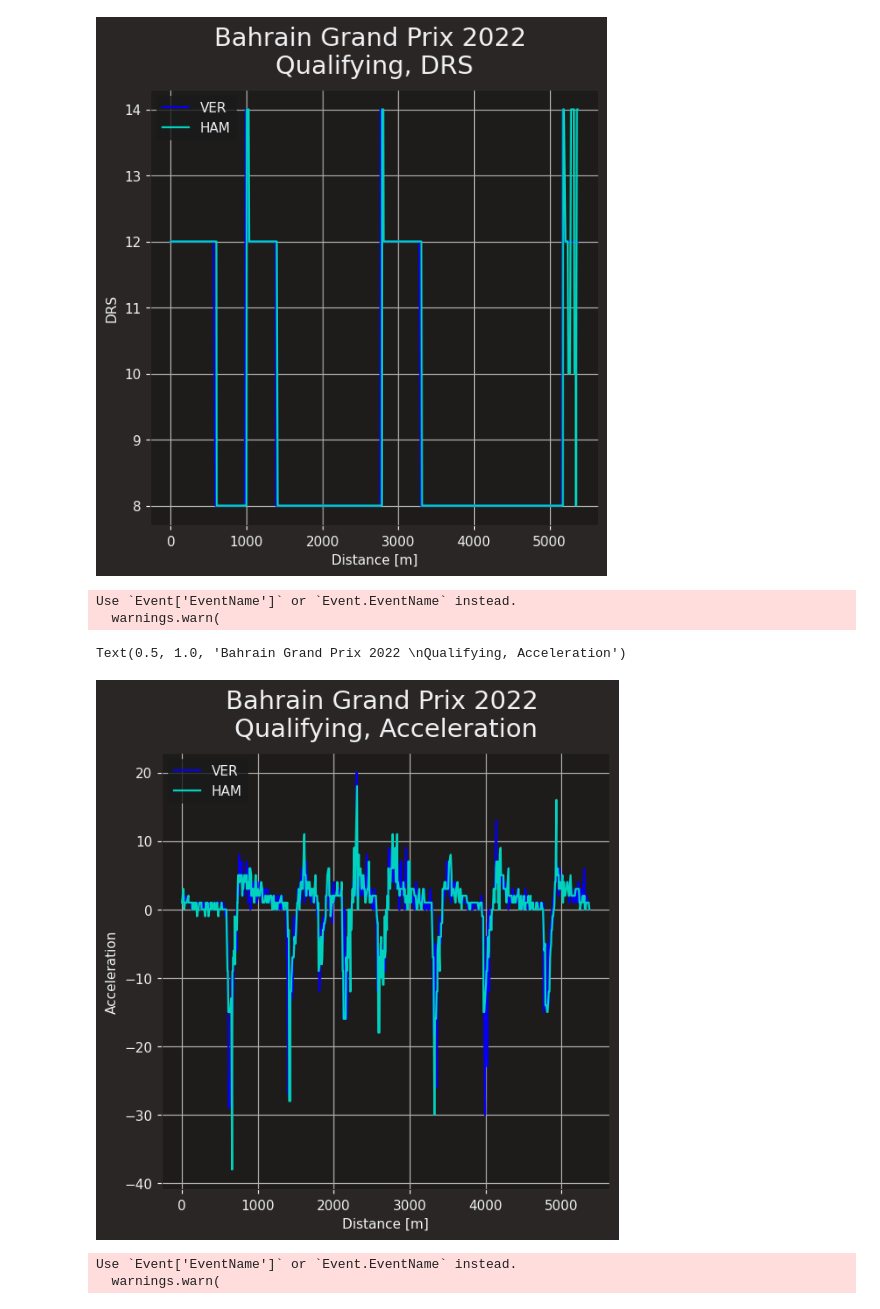
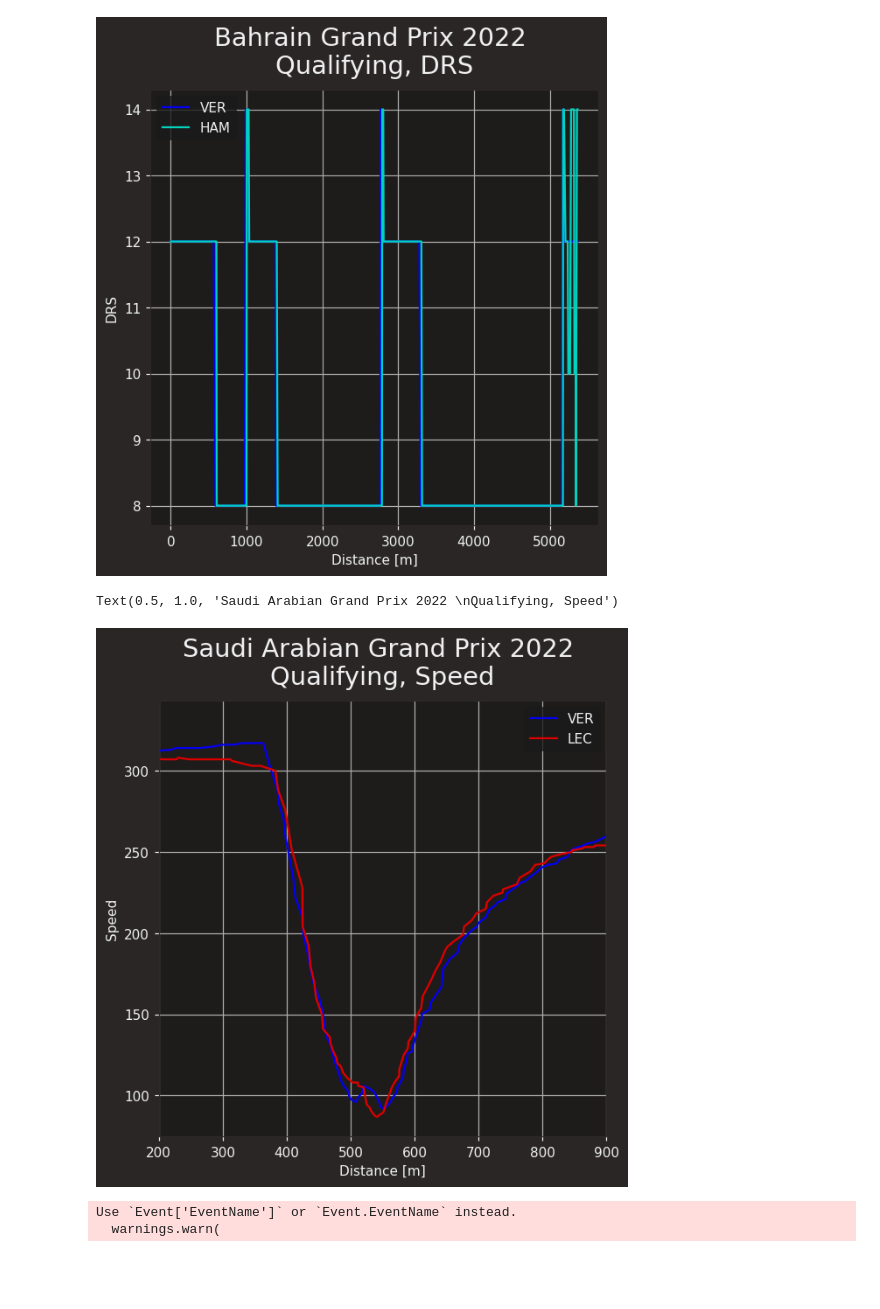
Before and after one commit to professorconst/formula1, a Jupyter notebook: 2022/03_Australia/different_data_analysis.ipynb, the cells around one changed output. Drawn from its saved outputs; the diff is of its cells as text; code cells hidden in the pictures; blank space fills up the shorter version.

```diff
--- a/2022/03_Australia/different_data_analysis.ipynb
+++ b/2022/03_Australia/different_data_analysis.ipynb
@@ -11,7 +11,7 @@ import seaborn as sns
 # %%
 # GP picker
 year = 2022 #GP year
-gp = 'Bahrain' # GP name
+gp = 'Jeddah' # GP name
 event = 1 # Q for qualifying, FP1 for free practice 1, R for race
 # %%
 # Configure matplotlib and f1 plots with this intit
@@ -22,6 +22,7 @@ fastf1.plotting.setup_mpl()
 fastf1.plotting.setup_mpl(mpl_timedelta_support = True, color_scheme = 'fastf1', misc_mpl_mods = False)
 # %%
 session = fastf1.get_session(year, gp, event)
-laps = session.load_laps(with_telemetry=True)
-laps.dropna(subset=['Driver'], inplace = True)
+session.load()
+laps = session.laps
+#laps.dropna(subset=['Driver'], inplace = True)
 # %% [output]
@@ -52,7 +45,7 @@ all_ver_tel = all_ver.get_telemetry()
 lap_ver = laps[laps['Driver']==driver].pick_fastest()
 tel_ver = lap_ver.get_telemetry()
 car_ver = lap_ver.get_car_data()
-driver = 'HAM'
+driver = 'LEC'
 all_ham = laps.pick_driver(driver).pick_accurate()
 all_ham_tel = all_ham.get_telemetry()
 lap_ham = laps[laps['Driver']==driver].pick_fastest()
@@ -130,19 +115,17 @@ Use `Event['EventName']` or `Event.EventName` instead.
 Text(0.5, 1.0, 'Bahrain Grand Prix 2022 \nQualifying, DRS')
 [figure]
 # %%
-plt.plot(tel_ver['Distance'], tel_ver['Speed'].diff(), label='VER', color=fastf1.plotting.team_color('Red Bull'))
-plt.plot(tel_ham['Distance'], tel_ham['Speed'].diff(), label='HAM', color=fastf1.plotting.team_color('Mercedes'))
+plt.plot(tel_ver['Distance'], tel_ver['Speed'], label='VER', color=fastf1.plotting.team_color('Red Bull'))
+plt.plot(tel_ham['Distance'], tel_ham['Speed'], label='LEC', color=fastf1.plotting.team_color('Ferrari'))
 plt.xlabel('Distance [m]')
-plt.ylabel('Acceleration')
-#plt.xlim(500, 1200)
+plt.ylabel('Speed')
+plt.xlim(200, 900)
 plt.grid()
 plt.legend()
-plt.title(f"{session.event.name} {session.event.year} \nQualifying, Acceleration")
+plt.title(f"{session.event.EventName} {session.event.year} \nQualifying, Speed")
 # %% [output]
-Use `Event['EventName']` or `Event.EventName` instead.
-  warnings.warn(
+Text(0.5, 1.0, 'Saudi Arabian Grand Prix 2022 \nQualifying, Speed')
-Text(0.5, 1.0, 'Bahrain Grand Prix 2022 \nQualifying, Acceleration')
-[figure, old version]
+[figure, new version]
 # %%
 plt.plot(tel_ver['Distance'], tel_ver['Speed'], label='VER', color=fastf1.plotting.team_color('Red Bull'))
 plt.plot(tel_ham['Distance'], tel_ham['Speed'], label='HAM', color=fastf1.plotting.team_color('Mercedes'))
```
Also changed, not shown: parts of 10 cells of this notebook, 1 other file.
